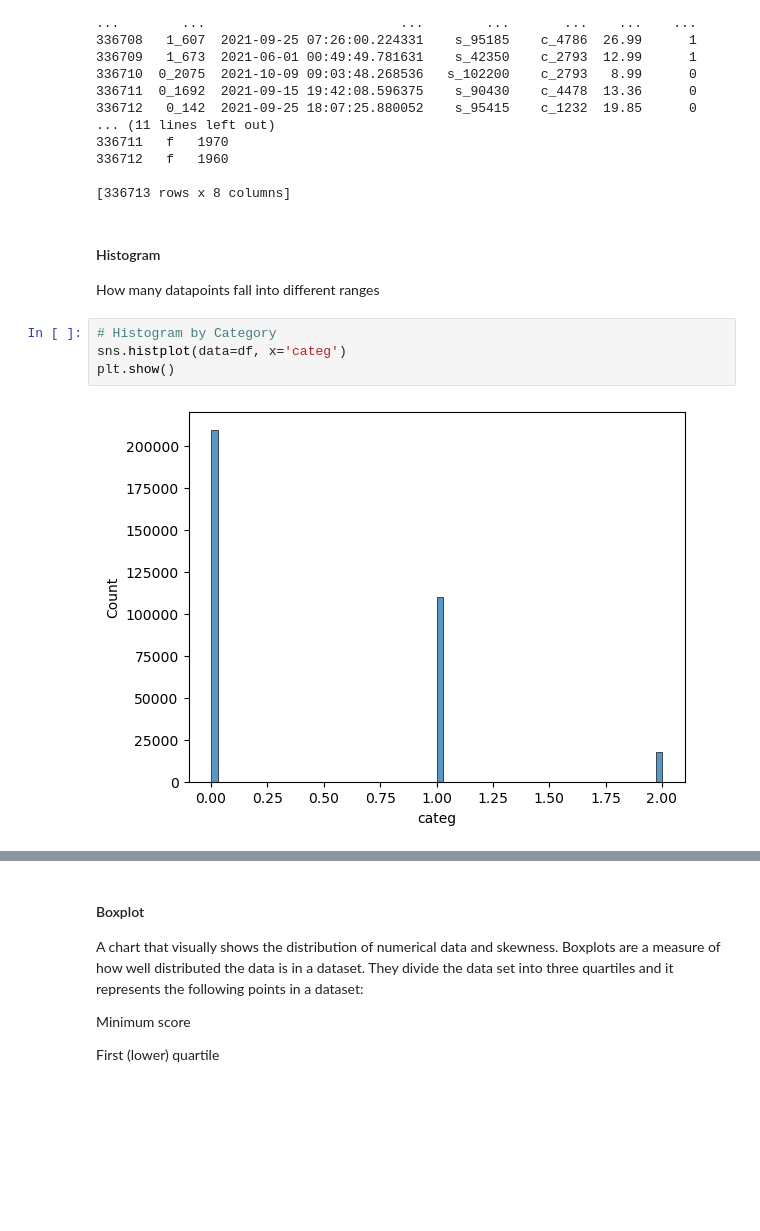
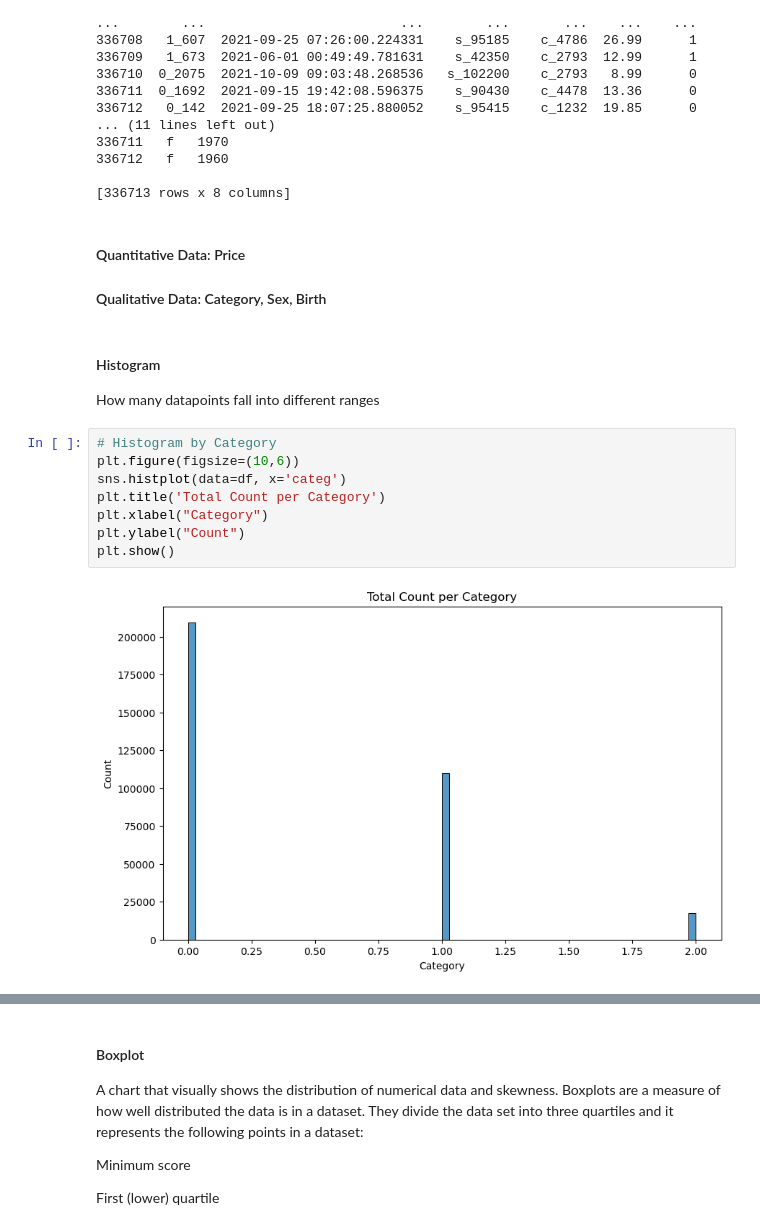
Before and after one commit to lakelure2020/OpenClassroom, a Jupyter notebook: Exploratory_Data_Analysis_with_Python.ipynb, the cells around one changed output, grey strips where cells are left out. Cells and saved outputs as stored; diff of their text form; blank space fills up the shorter version.

```diff
--- a/Exploratory_Data_Analysis_with_Python.ipynb
+++ b/Exploratory_Data_Analysis_with_Python.ipynb
@@ -449,14 +444,21 @@ print(df)
 336712   f   1960
 
 [336713 rows x 8 columns]
+# %% [markdown]
+#### Quantitative Data: Price
+#### Qualitative Data: Category, Sex, Birth
 # %% [markdown]
 #### Histogram
 How many datapoints fall into different ranges
 # %%
 # Histogram by Category
+plt.figure(figsize=(10,6))
 sns.histplot(data=df, x='categ')
+plt.title('Total Count per Category')
+plt.xlabel("Category")
+plt.ylabel("Count")
 plt.show()
 # %% [output]
-[figure, old version]
+[figure, new version]
 # %%
 # Histogram by Sex
```
Also changed, not shown: parts of 48 cells of this notebook.
